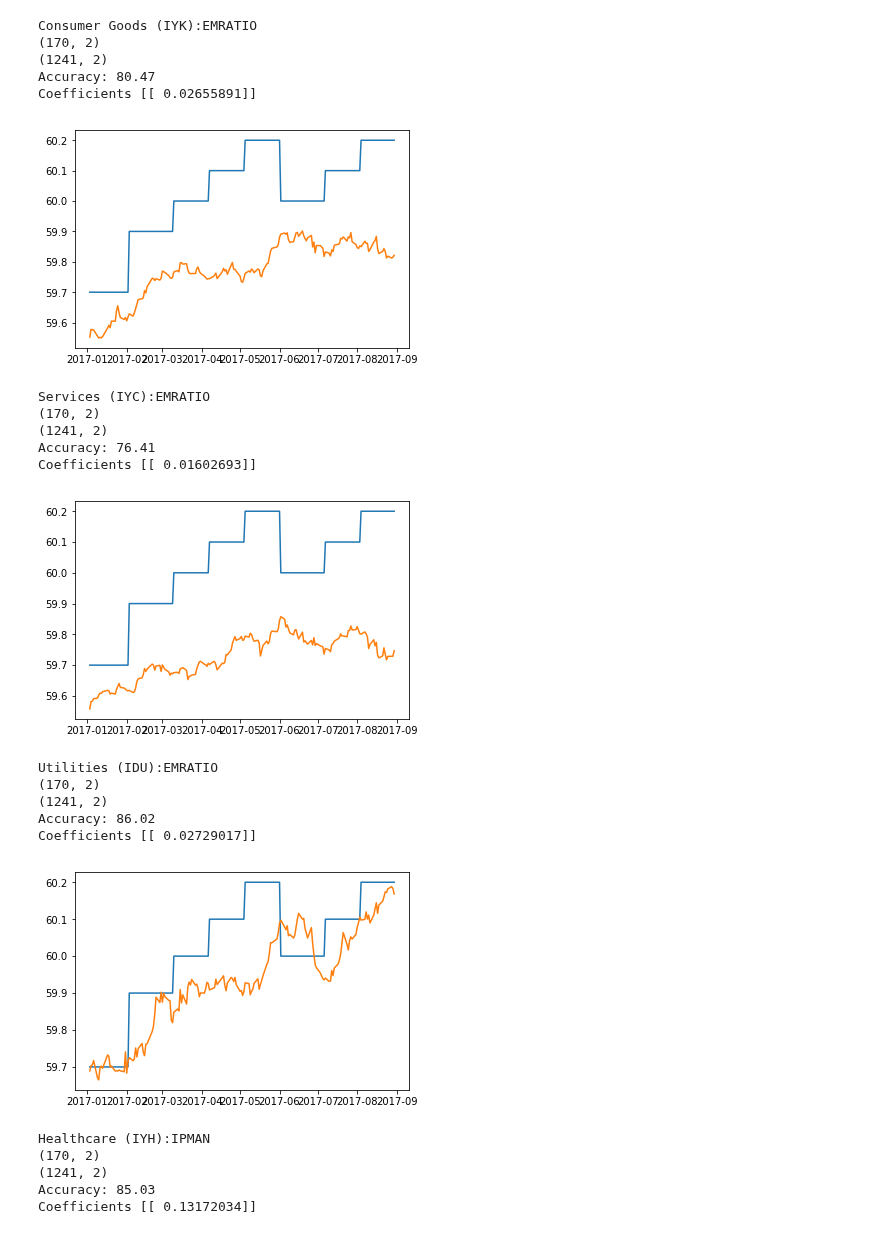
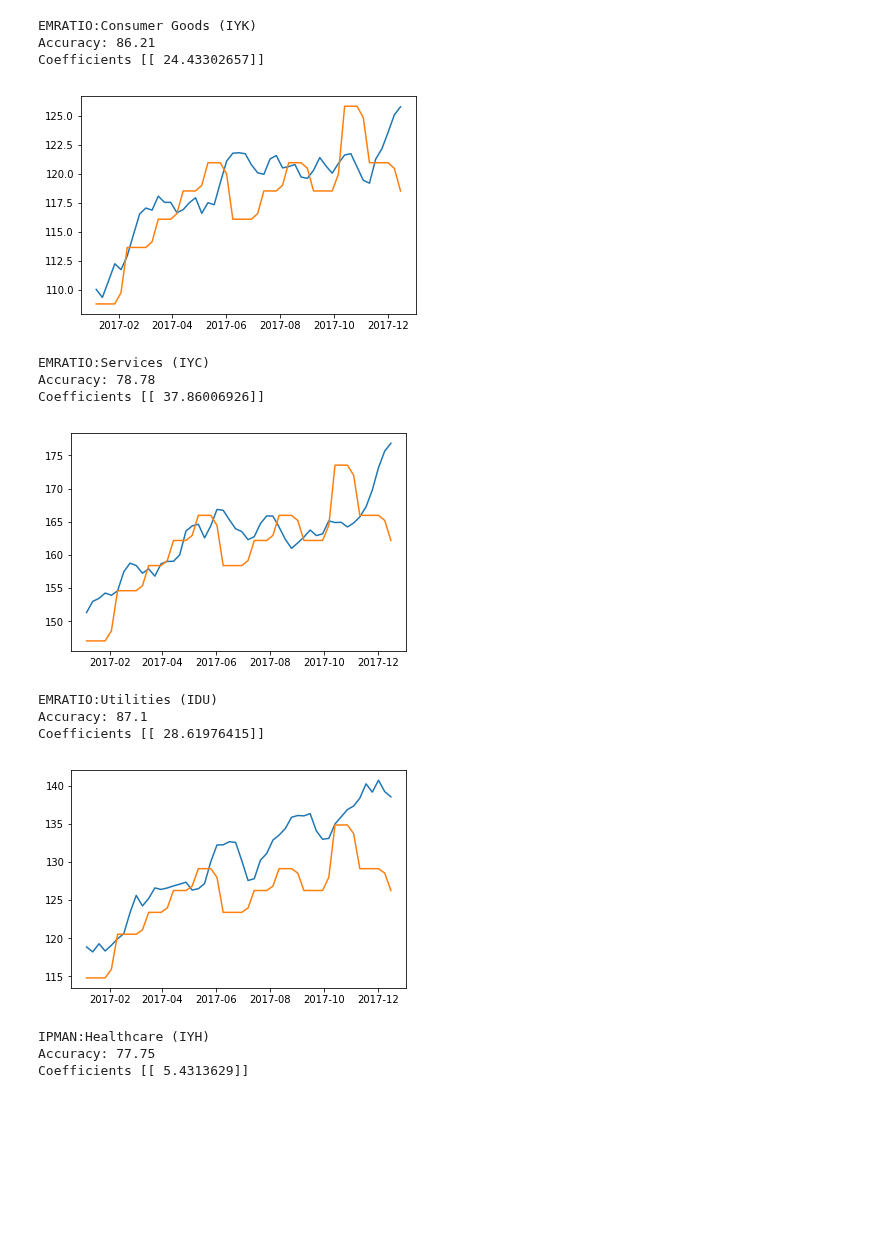
Before and after one commit to kimrharper/data_science_nltk, a Jupyter notebook: stock/stock_predict_final.ipynb, the cells around one changed output. Saved outputs shown, nothing was run; the diff lists cells and outputs as text; code cells hidden in the pictures; blank space fills up the shorter version.

Commit message:
completed future predictions

```diff
--- a/stock/stock_predict_final.ipynb
+++ b/stock/stock_predict_final.ipynb
@@ -107,8 +121,8 @@ sec_indic.resample('W-Fri').mean()
 # %%
 # ======== runs linear regression analysis ========
-def linreg_analysis(sec, ind, trainstart, trainstop, teststart,teststop):
+def linreg_analysis(ind, dep, trainstart, trainstop, teststart,teststop, runcheck):
     # choose variables
-    collist = [sec,ind]
+    collist = [ind,dep]
     xylist = ['x','y']
 
     # Assigning Test and Training Data ranges
@@ -119,7 +133,7 @@ def linreg_analysis(sec, ind, trainstart, trainstop, teststart,teststop):
     test_data.columns = xylist
 
     #Prints the title of the DataFrame
-    print("{}:{}".format(sec,ind))
+    print("{}:{}".format(ind,dep))
 
     #Creation of Linear Model Object
     lm = LinearRegression()
@@ -136,32 +150,35 @@ def linreg_analysis(sec, ind, trainstart, trainstop, teststart,teststop):
 
     #Prints the Accuracy of Model
     accuracy = round(lm.score(x_train,y_train) *100,2)
-    print('Accuracy:', accuracy)
+    if runcheck:
+        print('Accuracy:', accuracy)
 
     #Prints the Coefficients
-    print('Coefficients', lm.coef_)
+    if runcheck:
+        print('Coefficients', lm.coef_)
 
     #Estimated prediction of y_test values based on trained model
     test_data['y_predict'] = lm.predict(x_test)
 
     #graphs test data compared to predicted data
-    lines = ['y', 'y_predict']
+    if runcheck:
+        lines = ['y', 'y_predict']
+        plt.plot(test_data[lines])
+        plt.show()
 
-    plt.plot(test_data[lines])
-    plt.show()
-
-    return y_predict.tolist()
+    return test_data['y_predict'].tolist()
 # %%
+# training the data with existing information
 predicted_data = {}
 
-traindate = ['2010','2016-12-29']
-testdate = ['2017-01-01','2017-8-30']
+traindate = ['2013','2016-12-29']
+testdate = ['2017-01-01','2017-12-15']
 
-predicted_data['Tech'] = linreg_analysis('EMRATIO','Technology (IYW)',traindate[0],traindate[1],testdate[0],testdate[1])
-predicted_data['Materials'] = linreg_analysis('EMRATIO','Basic Materials (IYM)',traindate[0],traindate[1],testdate[0],testdate[1])
-predicted_data['Consumer'] = linreg_analysis('EMRATIO','Consumer Goods (IYK)',traindate[0],traindate[1],testdate[0],testdate[1])
-predicted_data['Services'] = linreg_analysis('EMRATIO','Services (IYC)',traindate[0],traindate[1],testdate[0],testdate[1])
-predicted_data['Utilities'] = linreg_analysis('EMRATIO','Utilities (IDU)',traindate[0],traindate[1],testdate[0],testdate[1])
-predicted_data['Healthcare'] = linreg_analysis('','IPMAN',traindate[0],traindate[1],testdate[0],testdate[1])
+predicted_data['Tech'] = linreg_analysis('EMRATIO','Technology (IYW)',traindate[0],traindate[1],testdate[0],testdate[1], True)
+predicted_data['Materials'] = linreg_analysis('EMRATIO','Basic Materials (IYM)',traindate[0],traindate[1],testdate[0],testdate[1],True)
+predicted_data['Consumer'] = linreg_analysis('EMRATIO','Consumer Goods (IYK)',traindate[0],traindate[1],testdate[0],testdate[1],True)
+predicted_data['Services'] = linreg_analysis('EMRATIO','Services (IYC)',traindate[0],traindate[1],testdate[0],testdate[1],True)
+predicted_data['Utilities'] = linreg_analysis('EMRATIO','Utilities (IDU)',traindate[0],traindate[1],testdate[0],testdate[1],True)
+predicted_data['Healthcare'] = linreg_analysis('IPMAN','Healthcare (IYH)',traindate[0],traindate[1],testdate[0],testdate[1],True)
 # %% [output]
 EMRATIO:Technology (IYW)
@@ -179,23 +192,15 @@ Coefficients [[ 0.02918818]]
-Consumer Goods (IYK):EMRATIO
-(170, 2)
-(1241, 2)
-Accuracy: 80.47
-Coefficients [[ 0.02655891]]
+EMRATIO:Consumer Goods (IYK)
+Accuracy: 86.21
+Coefficients [[ 24.43302657]]
-[figure, old version]
+[figure, new version]
-Services (IYC):EMRATIO
-(170, 2)
-(1241, 2)
-Accuracy: 76.41
-Coefficients [[ 0.01602693]]
+EMRATIO:Services (IYC)
+Accuracy: 78.78
+Coefficients [[ 37.86006926]]
-[figure, old version]
+[figure, new version]
-Utilities (IDU):EMRATIO
-(170, 2)
-(1241, 2)
-Accuracy: 86.02
-Coefficients [[ 0.02729017]]
+EMRATIO:Utilities (IDU)
+Accuracy: 87.1
+Coefficients [[ 28.61976415]]
-[figure, old version]
+[figure, new version]
-Healthcare (IYH):IPMAN
-(170, 2)
-(1241, 2)
-Accuracy: 85.03
-Coefficients [[ 0.13172034]]
+IPMAN:Healthcare (IYH)
+Accuracy: 77.75
+Coefficients [[ 5.4313629]]
```
Also changed, not shown: parts of 10 cells of this notebook, 1 other file.
